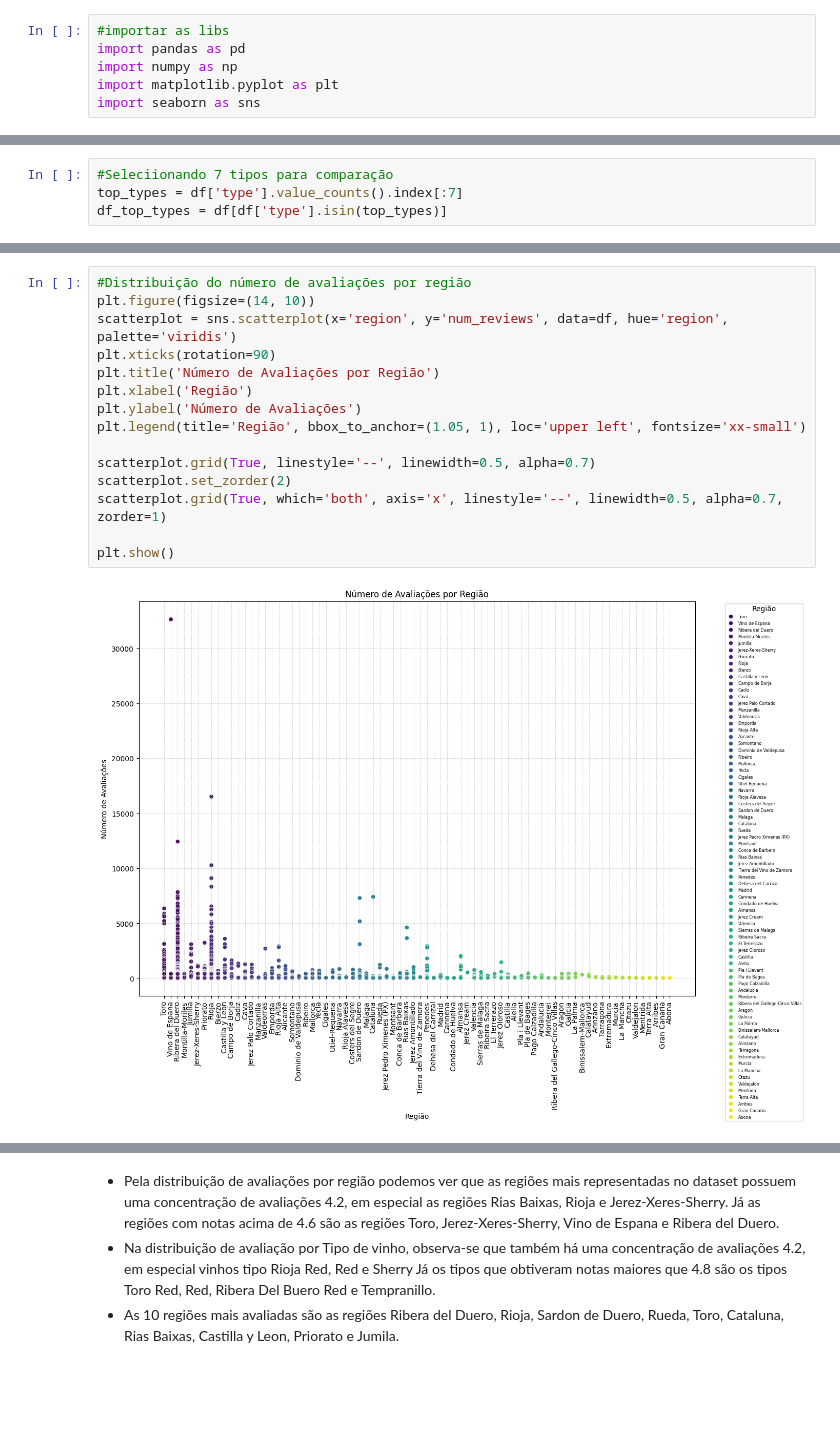
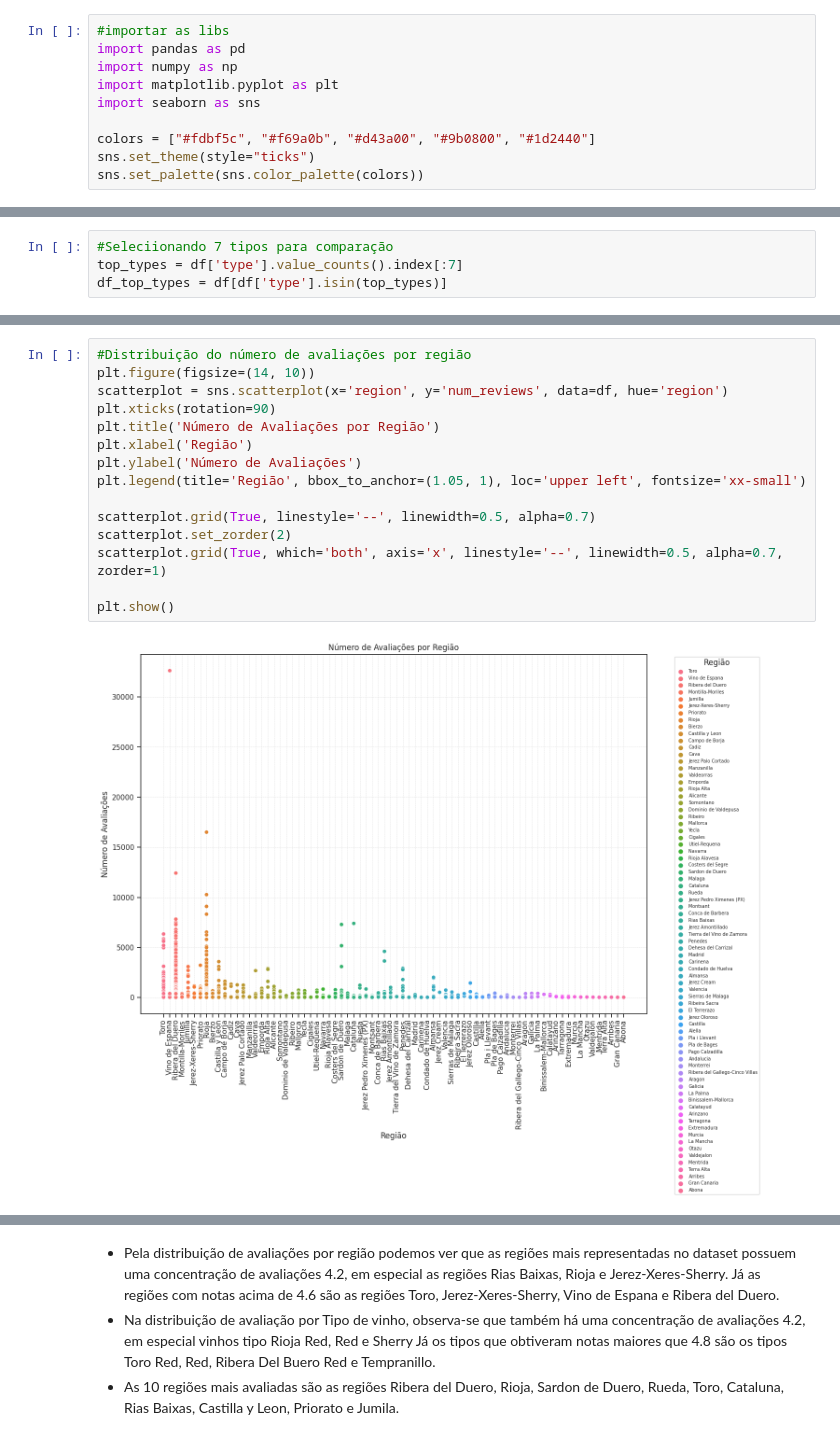
Before and after one commit to atlantico-academy/equipe3-2024.2, a Jupyter notebook: notebooks/01-exploratory_data_analysis.ipynb, the cells around one changed output, grey strips where cells are left out. Drawn from its saved outputs; the diff is of its cells as text; blank space fills up the shorter version.

```diff
--- a/notebooks/01-exploratory_data_analysis.ipynb
+++ b/notebooks/01-exploratory_data_analysis.ipynb
@@ -4,6 +4,10 @@ import pandas as pd
 import numpy as np
 import matplotlib.pyplot as plt
 import seaborn as sns
+
+colors = ["#fdbf5c", "#f69a0b", "#d43a00", "#9b0800", "#1d2440"]
+sns.set_theme(style="ticks")
+sns.set_palette(sns.color_palette(colors))
 # %% [markdown]
 ## 1. Leitura inicial dos dados
 # %%
@@ -185,20 +182,20 @@ plt.show()
 # %%
 #Distribuição do número de avaliações por região
 plt.figure(figsize=(14, 10))
-scatterplot = sns.scatterplot(x='region', y='num_reviews', data=df, hue='region', palette='viridis')
+scatterplot = sns.scatterplot(x='region', y='num_reviews', data=df, hue='region')
 plt.xticks(rotation=90)
 plt.title('Número de Avaliações por Região')
 plt.xlabel('Região')
 plt.ylabel('Número de Avaliações')
 plt.legend(title='Região', bbox_to_anchor=(1.05, 1), loc='upper left', fontsize='xx-small')
 
 scatterplot.grid(True, linestyle='--', linewidth=0.5, alpha=0.7)
 scatterplot.set_zorder(2)
 scatterplot.grid(True, which='both', axis='x', linestyle='--', linewidth=0.5, alpha=0.7, zorder=1)
 
 plt.show()
 # %% [output]
-[figure, old version]
+[figure, new version]
 # %%
 #Distribuição das Avaliações por Tipo de Vinho e Região
 plt.figure(figsize=(14, 12))
```
Also changed, not shown: parts of 16 cells of this notebook.
